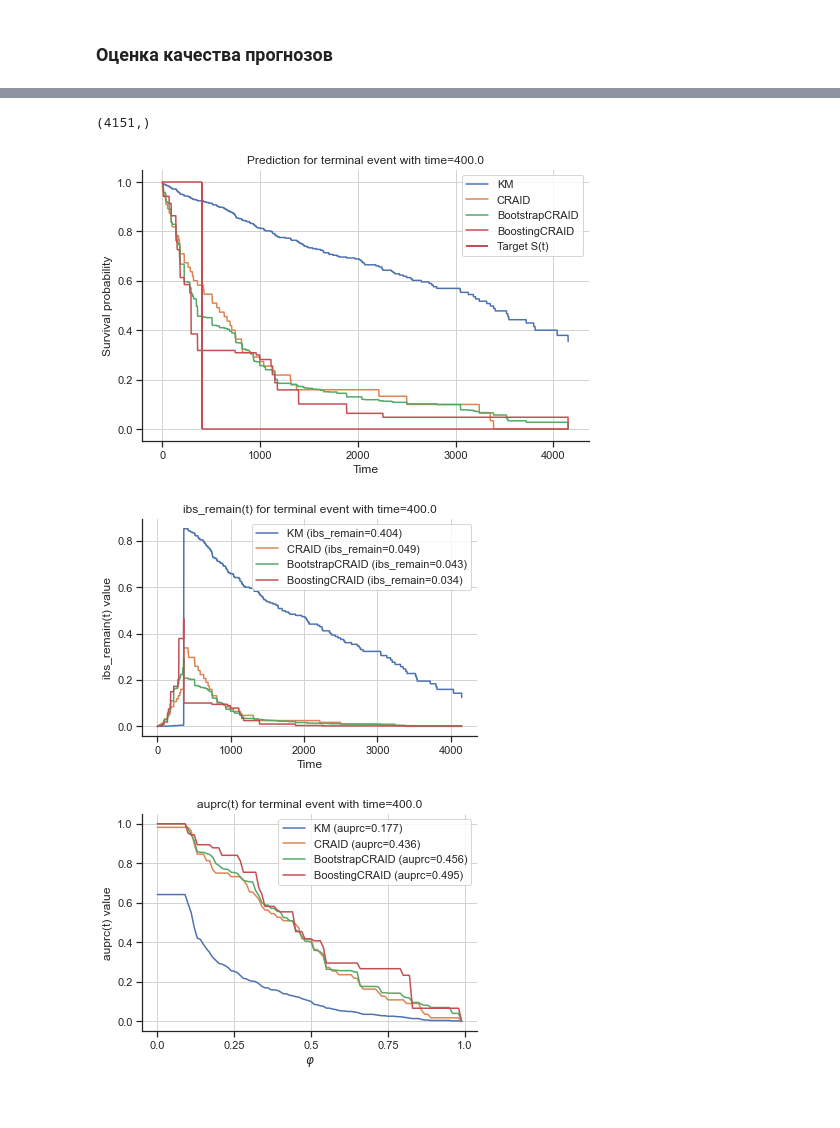
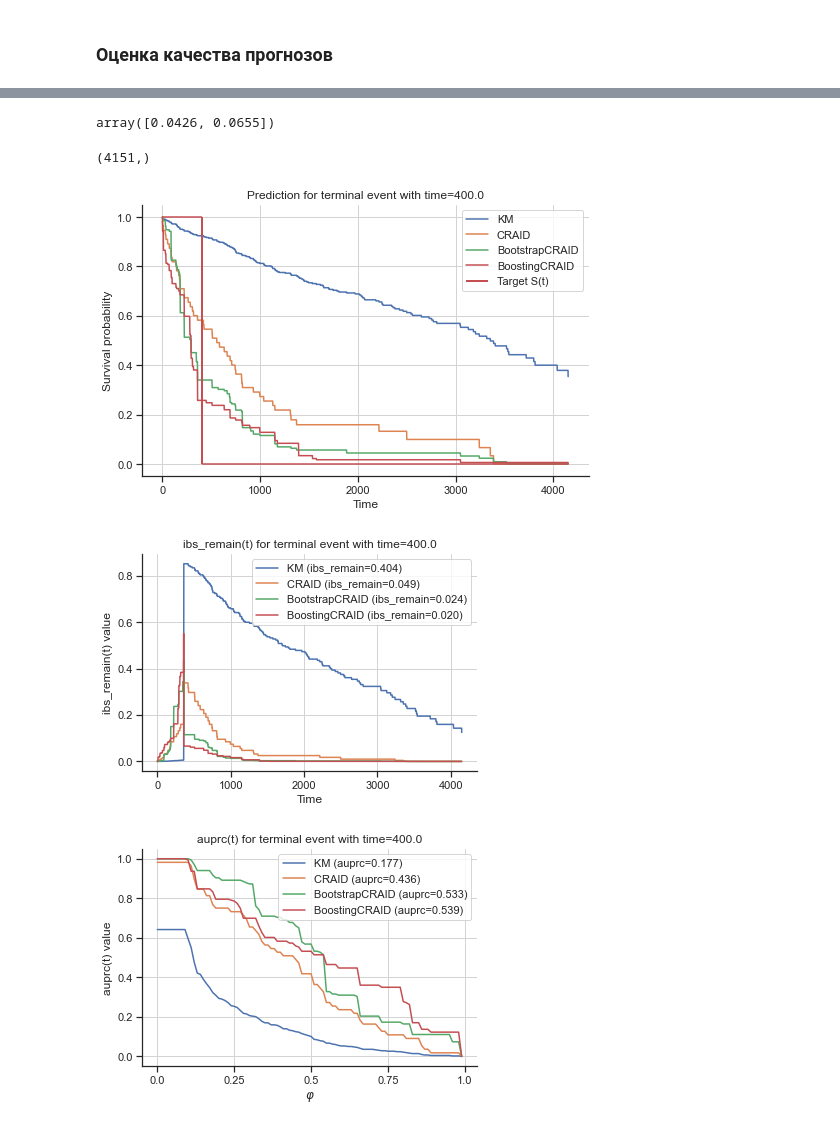
Before and after one commit to iuliivasilev/dev-survivors, a Jupyter notebook: demonstration/FunctionalScenarios.ipynb, the cells around one changed output, grey strips where cells are left out. Drawn from its saved outputs; the diff is of its cells as text; code cells hidden in the pictures.

```diff
--- a/demonstration/FunctionalScenarios.ipynb
+++ b/demonstration/FunctionalScenarios.ipynb
@@ -222,8 +222,8 @@ print(pred_depth[0])
 from survivors.ensemble import BootstrapCRAID
 
 # Создание дерева выживаемости
-bstr = BootstrapCRAID(n_estimators=20, size_sample=0.7, max_features=0.3,
-                      criterion='wilcoxon', depth=2, min_samples_leaf=0.01, categ=categ, leaf_model="base")
+bstr = BootstrapCRAID(n_estimators=10, size_sample=0.7, max_features=0.3,
+                      criterion='peto', depth=3, min_samples_leaf=0.01, categ=categ, leaf_model="base")
 
 # Обучение дерева
 bstr.fit(X, y)
@@ -249,0 +235,13 @@ fitted: 5 models.
+# %%
+from survivors.ensemble import BoostingCRAID
+
+# Создание дерева выживаемости
+boost = BoostingCRAID(mode_wei='linear', n_estimators=10, size_sample=0.5,
+                      ens_metric_name='IBS_REMAIN', max_features=0.3, criterion='peto', depth=3,
+                      min_samples_leaf=0.01, categ=categ, leaf_model="base")
+
+# Обучение дерева
+boost.fit(X, y)
+
+# Прогноз функции выживания для всех наблюдений выборки X
+sf_boost = boost.predict_at_times(X, bins=bins, mode="surv")
@@ -281,3 +267,7 @@ array([0.0425, 0.3031])
+# %%
+ibs_by_obs[:2].round(4)
+# %% [output]
+array([0.0426, 0.0655])
 # %%
 ibs_by_time.shape
 # %% [output]
@@ -289,6 +274,0 @@ sns.set_theme(style="ticks", rc=custom_params)
-# %%
-vis.plot_func_comparison(y[0],
-                     [sf_km, sf_cr[0], sf_bstr[0], sf_boost[0]],
-                     ["KM", "CRAID", "BootstrapCRAID", "BoostingCRAID"])
-# %% [output]
-[figure, removed]
@@ -295,10 +279,17 @@ vis.plot_func_comparison(y[0],
 # %%
-vis.plot_metric_comparison(y[0],
-                           [sf_km, sf_cr[0], sf_bstr[0], sf_boost[0]],
+ind = 0
+
+vis.plot_func_comparison(y[ind],
+                     [sf_km, sf_cr[ind], sf_bstr[ind], sf_boost[ind]],
+                     ["KM", "CRAID", "BootstrapCRAID", "BoostingCRAID"])
+
+vis.plot_metric_comparison(y[ind],
+                           [sf_km, sf_cr[ind], sf_bstr[ind], sf_boost[ind]],
                            ["KM", "CRAID", "BootstrapCRAID", "BoostingCRAID"], bins, metr.ibs_remain)
-vis.plot_metric_comparison(y[0],
-                           [sf_km, sf_cr[0], sf_bstr[0], sf_boost[0]],
+vis.plot_metric_comparison(y[ind],
+                           [sf_km, sf_cr[ind], sf_bstr[ind], sf_boost[ind]],
                            ["KM", "CRAID", "BootstrapCRAID", "BoostingCRAID"], bins, metr.auprc)
 # %% [output]
-[figure, old version]
+[figure, new version]
-[figure, old version]
+[figure, new version]
+[figure, added]
```
Also changed, not shown: parts of 8 cells of this notebook.
